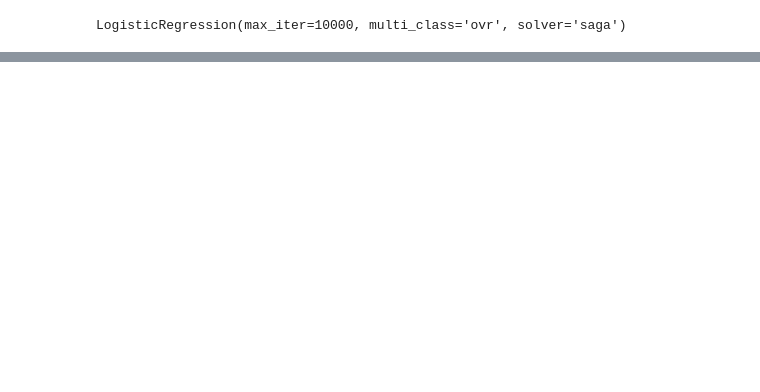
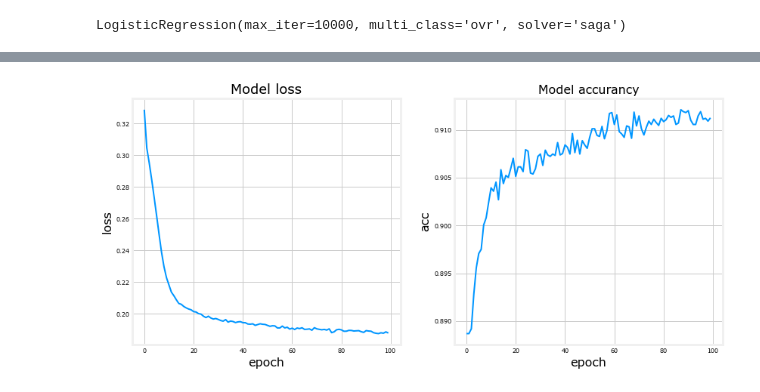
Before and after one commit to vburlay/UCI-Bank-Marketing, a Jupyter notebook: Jupyter Notebook.ipynb, the cells around one changed output, grey strips where cells are left out. Cells and saved outputs as stored; diff of their text form; code cells hidden in the pictures; blank space fills up the shorter version.

```diff
--- a/Jupyter Notebook.ipynb
+++ b/Jupyter Notebook.ipynb
@@ -349,0 +286,9 @@ for key in models.keys():
+# %%
+X_train = X_train.astype('float32')
+y_train = y_train.astype('float32')
+X_test = X_test.astype('float32')
+y_test = y_test.astype('float32')
+# %%
+x_traincnn = np.expand_dims(X_train, axis=(2))
+x_testcnn = np.expand_dims(X_test, axis=(2))
+x_traincnn.shape,x_testcnn.shape
@@ -349,0 +320,2 @@ for key in models.keys():
+# %%
+model,cnnhistory = k_fold(4,x_traincnn,x_testcnn,y_train,y_test)
@@ -349,0 +332,4 @@ for key in models.keys():
+# %%
+plot_acc_loss(cnnhistory.history)
+# %% [output]
+[figure, added]
```
Also changed, not shown: parts of 29 cells of this notebook, 7 other files.
